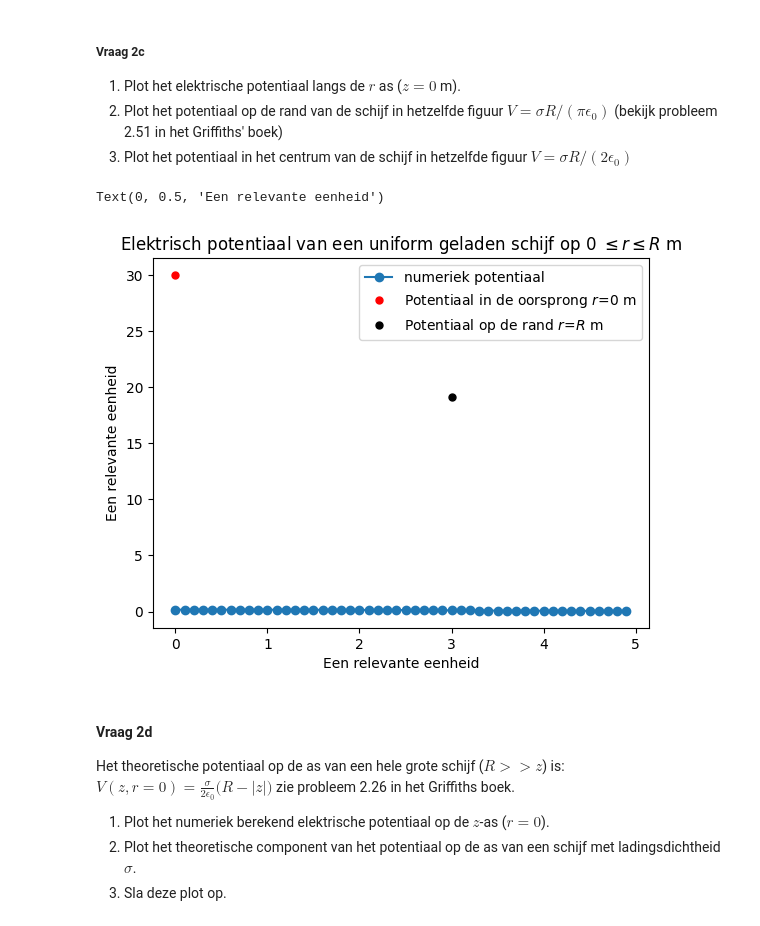
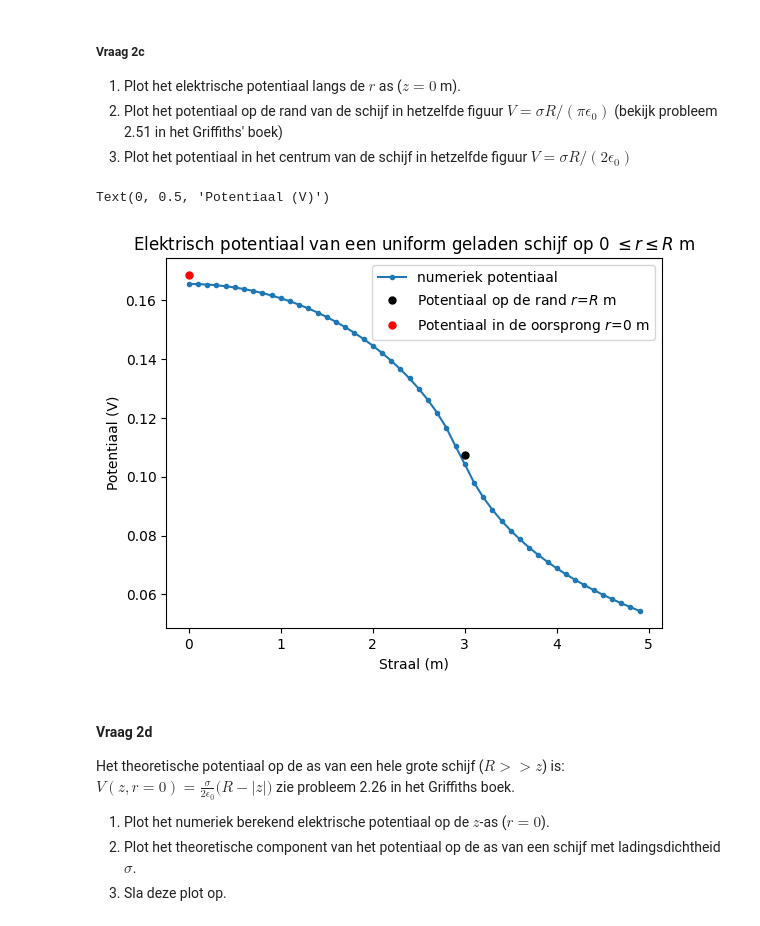
Before and after one commit to Peppertje/opdrachten-DEF-D-Pepper, a Jupyter notebook: DigitaleOntwerpopdrachten/1CondensatorOpdracht/CondensatorOntwerpopdracht.ipynb, the cells around one changed output. Cells and saved outputs as stored; diff of their text form; code cells hidden in the pictures.

```diff
--- a/DigitaleOntwerpopdrachten/1CondensatorOpdracht/CondensatorOntwerpopdracht.ipynb
+++ b/DigitaleOntwerpopdrachten/1CondensatorOpdracht/CondensatorOntwerpopdracht.ipynb
@@ -240,21 +244,25 @@ De oppervlakte ladingsdichtheid van de schijf is: 9.948952331500036e-13 C/m^2
 (bekijk probleem 2.51 in het Griffiths' boek)
 3. Plot het potentiaal in het centrum van de schijf in hetzelfde figuur $V = \sigma R/(2 \epsilon_0)$
 # %%
-# Vul deze code aan zodat deze vraag 2.3 beantwoord.
-V2c = V[idx_V_z0, :]  # potentiaal op z = 0
-V_0 = sigma*disk_radius/(2*epsilon0)  # potentiaal op r = 0
-V_R = sigma*disk_radius/(np.pi*epsilon0)  # potentiaal op de straal van de schijf
+#1
+V2c1 = V[idx_V_z0, :]  # potentiaal op z = 0
+plt.plot(r_V, V2c1, "o-", markersize=3, label="numeriek potentiaal")
+
+#2
+V_R = sigma_uniform*disk_radius/(np.pi*epsilon0)  # potentiaal op de straal van de schijf volgens de formule.
+plt.plot(disk_radius, V_R, "k.", markersize=10, label="Potentiaal op de rand $r$=$R$ m")
+
+#3
+V_0 = sigma_uniform*disk_radius/(2*epsilon0)  # potentiaal op r = 0 volgens de formule.
+plt.plot(0, V_0, "r.", markersize=10, label="Potentiaal in de oorsprong $r$=0 m")
 
 plt.title(f"Elektrisch potentiaal van een uniform geladen schijf op 0 $\leq r \leq R$ m")
-plt.plot(r, V2c, "o-", label="numeriek potentiaal")
-plt.plot(0, V_0, "r.", markersize=10, label="Potentiaal in de oorsprong $r$=0 m")
-plt.plot(disk_radius, V_R, "k.", markersize=10, label="Potentiaal op de rand $r$=$R$ m")
 plt.legend()
-plt.xlabel("Een relevante eenheid")
-plt.ylabel("Een relevante eenheid")
+plt.xlabel("Straal (m)")
+plt.ylabel("Potentiaal (V)")
 # %% [output]
-Text(0, 0.5, 'Een relevante eenheid')
+Text(0, 0.5, 'Potentiaal (V)')
-[figure, old version]
+[figure, new version]
 # %% [markdown]
 #### Vraag 2d
 
```
Also changed, not shown: parts of 21 cells of this notebook, 2 other files.
